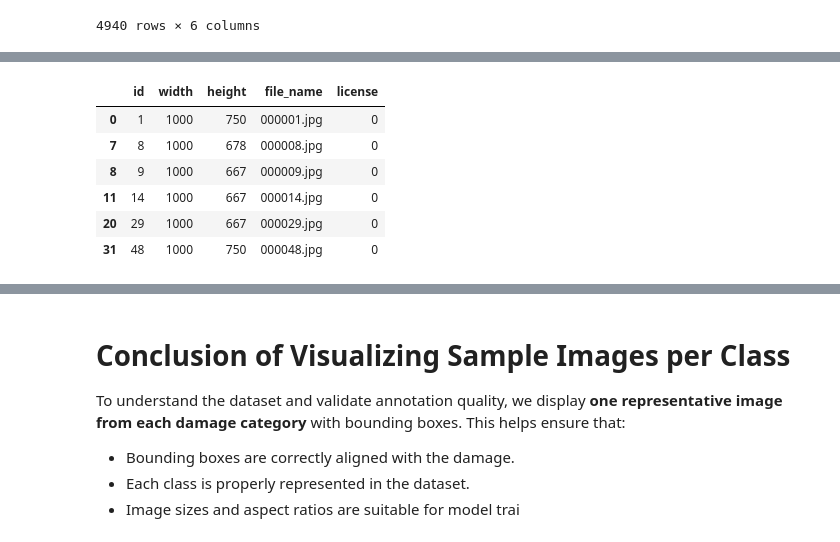
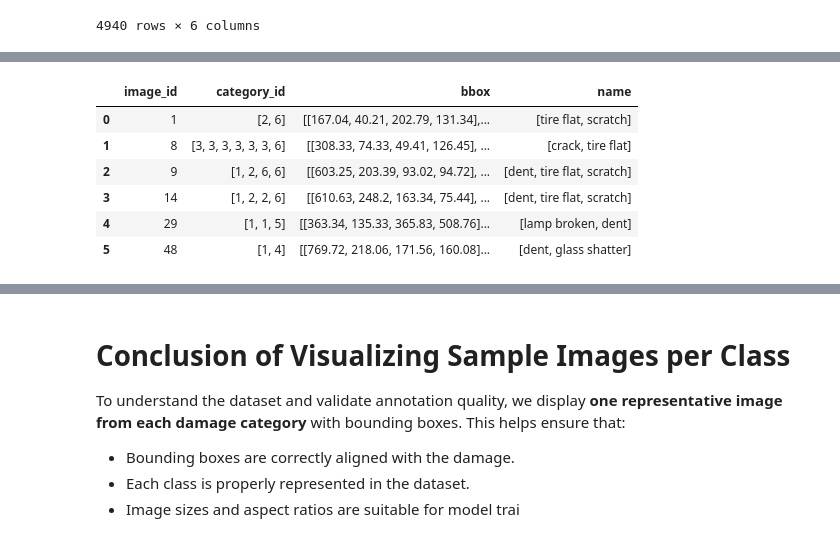
Before and after one commit to kelvin2109/car-damage-assistant, a Jupyter notebook: Untitled1.ipynb, the cells around one changed output, grey strips where cells are left out. Cells and saved outputs as stored; diff of their text form; code cells hidden in the pictures.

```diff
--- a/Untitled1.ipynb
+++ b/Untitled1.ipynb
@@ -231,16 +231,27 @@ duplicated_ann
 | 6210 | 6211 | 4000 | 6 | 201408.0 | [80.18, 128.83, 526.16, 504.31] | 0 |
 4940 rows × 6 columns
 # %%
-def get_image_per_category(col1,col2):
+def select_unique_category_image_pairs(col1,col2):
+
+    """
+    Keep a row only if:
+      - The category has not been used in a kept row yet, AND
+      - The image has not been used in a kept row yet.
+
+    A row is skipped if either the category or image is already used.
+    When a row is skipped, we do NOT mark its category or image as used.
+    This allows that category or image to still be used later if it
+    appears again in a valid (both new) pairing.
+    """
 
     seen1 = set()
     seen2 = set()
     mask = []
-
+    # Skip if either category OR image has been seen at all
     for c1, c2 in zip(col1, col2):
         both_new = (c1 not in seen1) and (c2 not in seen2)
-        mask.append(both_new)   #~flips False → True, True → False
-
+        mask.append(both_new)
+        # IMPORTANT: record BOTH category and image as seen
         if(both_new):
             seen1.add(c1)
             seen2.add(c2)
@@ -296,12 +287,12 @@ agg_ann_per_image
-# %%
-df_img[df_img["id"].isin(agg_ann_per_image["image_id"])]
-# %% [output]
-|  | id | width | height | file_name | license |
-| 0 | 1 | 1000 | 750 | 000001.jpg | 0 |
-| 7 | 8 | 1000 | 678 | 000008.jpg | 0 |
-| 8 | 9 | 1000 | 667 | 000009.jpg | 0 |
-| 11 | 14 | 1000 | 667 | 000014.jpg | 0 |
-| 20 | 29 | 1000 | 667 | 000029.jpg | 0 |
-| 31 | 48 | 1000 | 750 | 000048.jpg | 0 |
+# %%
+selected_image_ann_grouped
+# %% [output]
+|  | image_id | category_id | bbox | name |
+| 0 | 1 | [2, 6] | [[167.04, 40.21, 202.79, 131.34],... | [tire flat, scratch] |
+| 1 | 8 | [3, 3, 3, 3, 3, 3, 6] | [[308.33, 74.33, 49.41, 126.45], ... | [crack, tire flat] |
+| 2 | 9 | [1, 2, 6, 6] | [[603.25, 203.39, 93.02, 94.72], ... | [dent, tire flat, scratch] |
+| 3 | 14 | [1, 2, 2, 6] | [[610.63, 248.2, 163.34, 75.44], ... | [dent, tire flat, scratch] |
+| 4 | 29 | [1, 1, 5] | [[363.34, 135.33, 365.83, 508.76]... | [lamp broken, dent] |
+| 5 | 48 | [1, 4] | [[769.72, 218.06, 171.56, 160.08]... | [dent, glass shatter] |
 # %%
 # Merge image info with aggregated annotations for images with multiple objects
```
Also changed, not shown: parts of 14 cells of this notebook.
